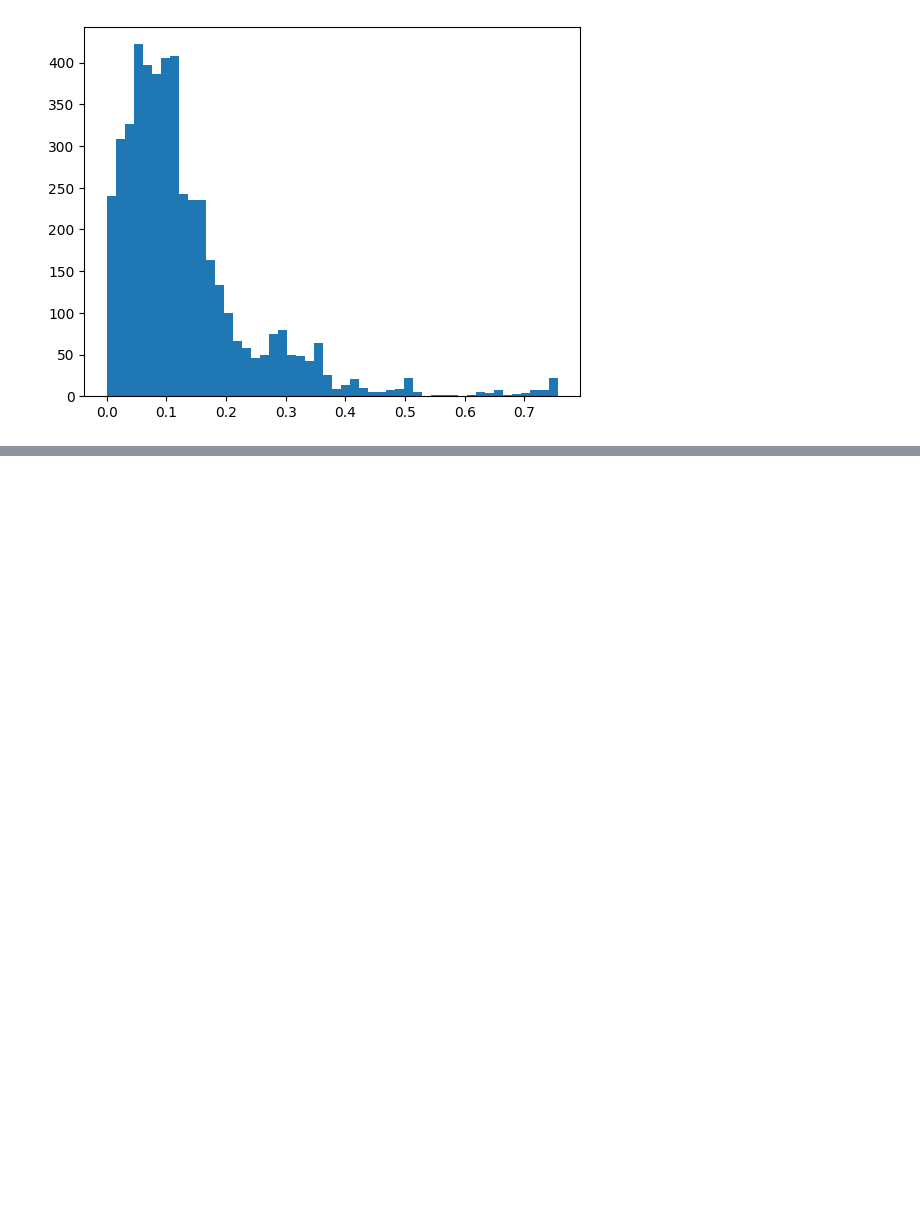
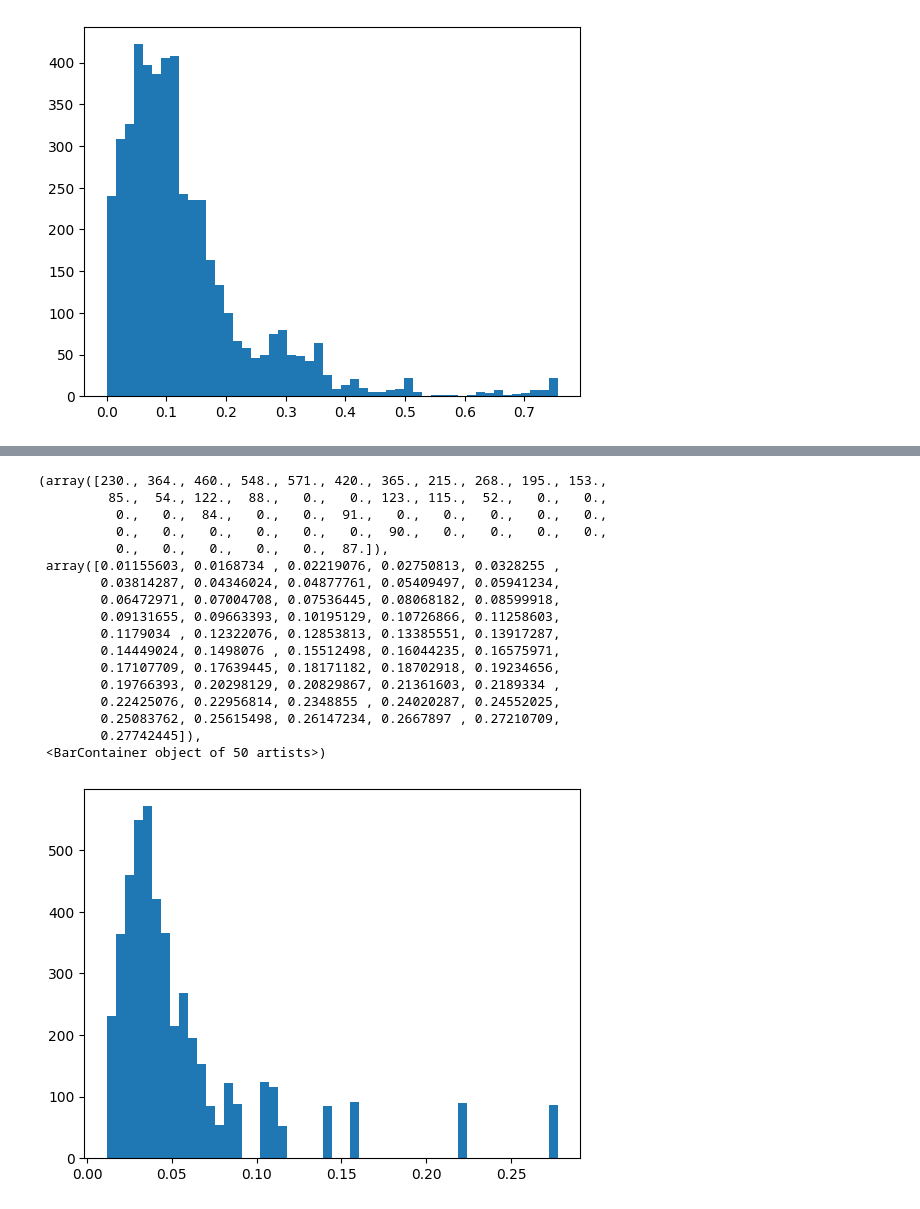
Before and after one commit to mariakesa/MouseViT, a Jupyter notebook: train_play2.ipynb, the cells around one changed output, grey strips where cells are left out. Drawn from its saved outputs; the diff is of its cells as text; code cells hidden in the pictures; blank space fills up the shorter version.

```diff
--- a/train_play2.ipynb
+++ b/train_play2.ipynb
@@ -53,0 +79,23 @@ plt.hist(event_p.flatten(), bins=50)
+# %%
+event_p=np.load('event_probs.npy')
+event_p=event_p[event_p>0.0]
+plt.hist(event_p.flatten(), bins=50)
+# %% [output]
+(array([230., 364., 460., 548., 571., 420., 365., 215., 268., 195., 153.,
+         85.,  54., 122.,  88.,   0.,   0., 123., 115.,  52.,   0.,   0.,
+          0.,   0.,  84.,   0.,   0.,  91.,   0.,   0.,   0.,   0.,   0.,
+          0.,   0.,   0.,   0.,   0.,   0.,  90.,   0.,   0.,   0.,   0.,
+          0.,   0.,   0.,   0.,   0.,  87.]),
+ array([0.01155603, 0.0168734 , 0.02219076, 0.02750813, 0.0328255 ,
+        0.03814287, 0.04346024, 0.04877761, 0.05409497, 0.05941234,
+        0.06472971, 0.07004708, 0.07536445, 0.08068182, 0.08599918,
+        0.09131655, 0.09663393, 0.10195129, 0.10726866, 0.11258603,
+        0.1179034 , 0.12322076, 0.12853813, 0.13385551, 0.13917287,
+        0.14449024, 0.1498076 , 0.15512498, 0.16044235, 0.16575971,
+        0.17107709, 0.17639445, 0.18171182, 0.18702918, 0.19234656,
+        0.19766393, 0.20298129, 0.20829867, 0.21361603, 0.2189334 ,
+        0.22425076, 0.22956814, 0.2348855 , 0.24020287, 0.24552025,
+        0.25083762, 0.25615498, 0.26147234, 0.2667897 , 0.27210709,
+        0.27742445]),
+ <BarContainer object of 50 artists>)
+[figure, added]
```
Also changed, not shown: parts of 3 cells of this notebook, 4 other files.
